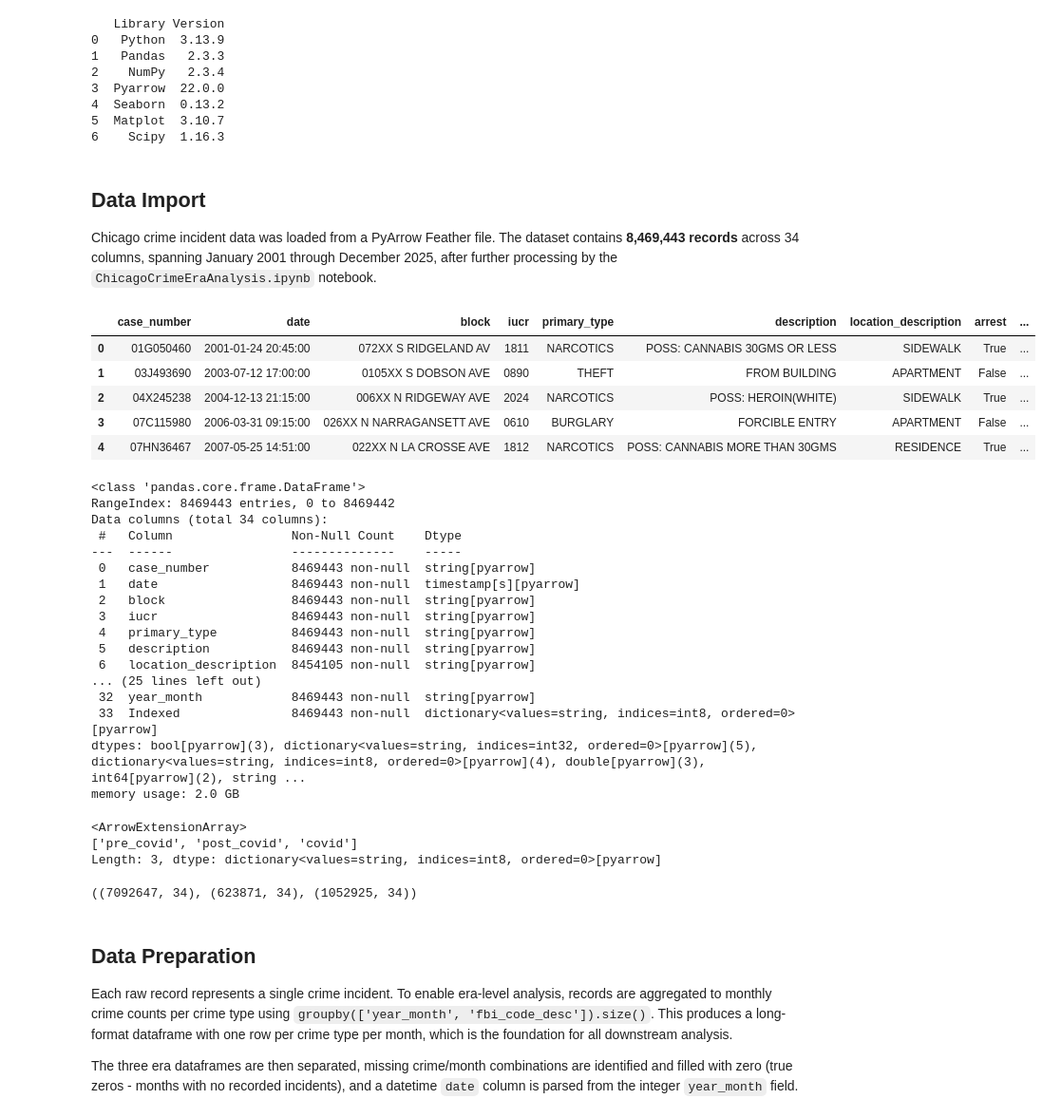
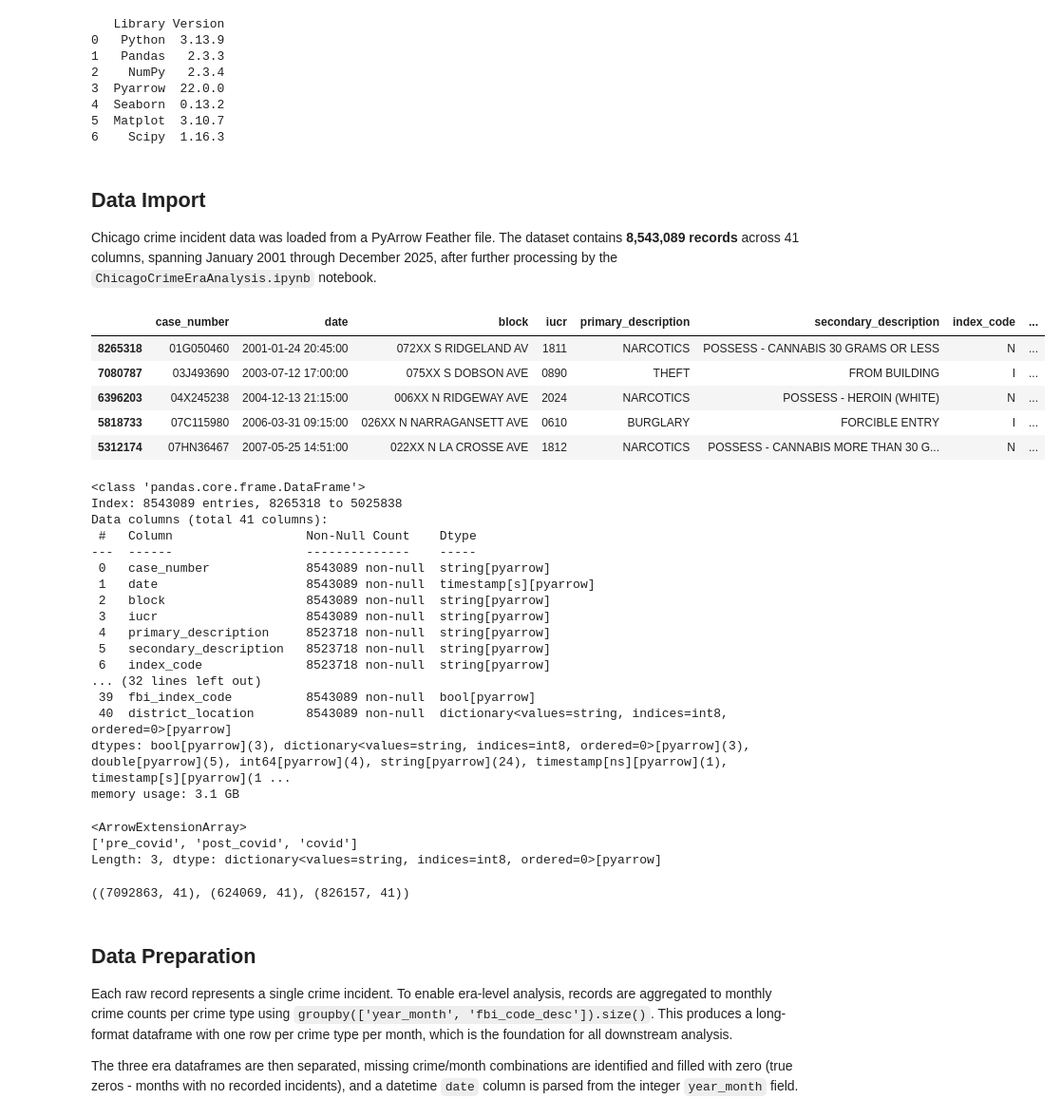
Before and after one commit to SirErikPak/ChicagoCrime, a Jupyter notebook: Notebook/ChicagoCrimeTimeSeriesWrangling.ipynb, the cells around one changed output. Shown at 95% size. Saved outputs shown, nothing was run; the diff lists cells and outputs as text; code cells hidden in the pictures.

```diff
--- a/Notebook/ChicagoCrimeTimeSeriesWrangling.ipynb
+++ b/Notebook/ChicagoCrimeTimeSeriesWrangling.ipynb
@@ -72,39 +72,39 @@ pd.set_option('display.max_colwidth', None)  # No limit on cell content length
 # %% [markdown]
 ## Data Import
 
-Chicago crime incident data was loaded from a PyArrow Feather file. The dataset contains **8,469,443 records** across 34 columns, spanning January 2001 through December 2025, after further processing by the `ChicagoCrimeEraAnalysis.ipynb` notebook.
+Chicago crime incident data was loaded from a PyArrow Feather file. The dataset contains **8,543,089 records** across 41 columns, spanning January 2001 through December 2025, after further processing by the `ChicagoCrimeEraAnalysis.ipynb` notebook.
 # %%
 # PyArrow's version of the 'arrow' backend
-df = feather.read_feather('../Data/crime_data_covid.feather', memory_map=True, types_mapper=pd.ArrowDtype)
+df = feather.read_feather('../Data/crime_data.feather', memory_map=True, types_mapper=pd.ArrowDtype)
 # display
 df.head()
 # %% [output]
-|  | case_number | date | block | iucr | primary_type | description | location_description | arrest | ... |
-| 0 | 01G050460 | 2001-01-24 20:45:00 | 072XX S RIDGELAND AV | 1811 | NARCOTICS | POSS: CANNABIS 30GMS OR LESS | SIDEWALK | True | ... |
-| 1 | 03J493690 | 2003-07-12 17:00:00 | 0105XX S DOBSON AVE | 0890 | THEFT | FROM BUILDING | APARTMENT | False | ... |
-| 2 | 04X245238 | 2004-12-13 21:15:00 | 006XX N RIDGEWAY AVE | 2024 | NARCOTICS | POSS: HEROIN(WHITE) | SIDEWALK | True | ... |
-| 3 | 07C115980 | 2006-03-31 09:15:00 | 026XX N NARRAGANSETT AVE | 0610 | BURGLARY | FORCIBLE ENTRY | APARTMENT | False | ... |
-| 4 | 07HN36467 | 2007-05-25 14:51:00 | 022XX N LA CROSSE AVE | 1812 | NARCOTICS | POSS: CANNABIS MORE THAN 30GMS | RESIDENCE | True | ... |
+|  | case_number | date | block | iucr | primary_description | secondary_description | index_code | ... |
+| 8265318 | 01G050460 | 2001-01-24 20:45:00 | 072XX S RIDGELAND AV | 1811 | NARCOTICS | POSSESS - CANNABIS 30 GRAMS OR LESS | N | ... |
+| 7080787 | 03J493690 | 2003-07-12 17:00:00 | 075XX S DOBSON AVE | 0890 | THEFT | FROM BUILDING | I | ... |
+| 6396203 | 04X245238 | 2004-12-13 21:15:00 | 006XX N RIDGEWAY AVE | 2024 | NARCOTICS | POSSESS - HEROIN (WHITE) | N | ... |
+| 5818733 | 07C115980 | 2006-03-31 09:15:00 | 026XX N NARRAGANSETT AVE | 0610 | BURGLARY | FORCIBLE ENTRY | I | ... |
+| 5312174 | 07HN36467 | 2007-05-25 14:51:00 | 022XX N LA CROSSE AVE | 1812 | NARCOTICS | POSSESS - CANNABIS MORE THAN 30 G... | N | ... |
 # %%
 df.info(verbose=True, show_counts=True)
 # %% [output]
 <class 'pandas.core.frame.DataFrame'>
-RangeIndex: 8469443 entries, 0 to 8469442
-Data columns (total 34 columns):
- #   Column                Non-Null Count    Dtype
----  ------                --------------    -----
- 0   case_number           8469443 non-null  string[pyarrow]
- 1   date                  8469443 non-null  timestamp[s][pyarrow]
- 2   block                 8469443 non-null  string[pyarrow]
- 3   iucr                  8469443 non-null  string[pyarrow]
- 4   primary_type          8469443 non-null  string[pyarrow]
- 5   description           8469443 non-null  string[pyarrow]
- 6   location_description  8454105 non-null  string[pyarrow]
-... (25 lines left out)
- 32  year_month            8469443 non-null  string[pyarrow]
- 33  Indexed               8469443 non-null  dictionary<values=string, indices=int8, ordered=0>[pyarrow]
-dtypes: bool[pyarrow](3), dictionary<values=string, indices=int32, ordered=0>[pyarrow](5), dictionary<values=string, indices=int8, ordered=0>[pyarrow](4), double[pyarrow](3), int64[pyarrow](2), string ...
-memory usage: 2.0 GB
+Index: 8543089 entries, 8265318 to 5025838
+Data columns (total 41 columns):
+ #   Column                  Non-Null Count    Dtype
+---  ------                  --------------    -----
+ 0   case_number             8543089 non-null  string[pyarrow]
+ 1   date                    8543089 non-null  timestamp[s][pyarrow]
+ 2   block                   8543089 non-null  string[pyarrow]
+ 3   iucr                    8543089 non-null  string[pyarrow]
+ 4   primary_description     8523718 non-null  string[pyarrow]
+ 5   secondary_description   8523718 non-null  string[pyarrow]
+ 6   index_code              8523718 non-null  string[pyarrow]
+... (32 lines left out)
+ 39  fbi_index_code          8543089 non-null  bool[pyarrow]
+ 40  district_location       8543089 non-null  dictionary<values=string, indices=int8, ordered=0>[pyarrow]
+dtypes: bool[pyarrow](3), dictionary<values=string, indices=int8, ordered=0>[pyarrow](3), double[pyarrow](5), int64[pyarrow](4), string[pyarrow](24), timestamp[ns][pyarrow](1), timestamp[s][pyarrow](1 ...
+memory usage: 3.1 GB
 # %%
 df.era.unique()
 # %% [output]
@@ -119,7 +119,7 @@ post_df  = df[df.era == 'post_covid']
 # display shape
 pre_df.shape, covid_df.shape, post_df.shape
 # %% [output]
-((7092647, 34), (623871, 34), (1052925, 34))
+((7092863, 41), (624069, 41), (826157, 41))
 # %% [markdown]
 ## Data Preparation
 
```
Also changed, not shown: parts of 2 cells of this notebook, 15 other files.
